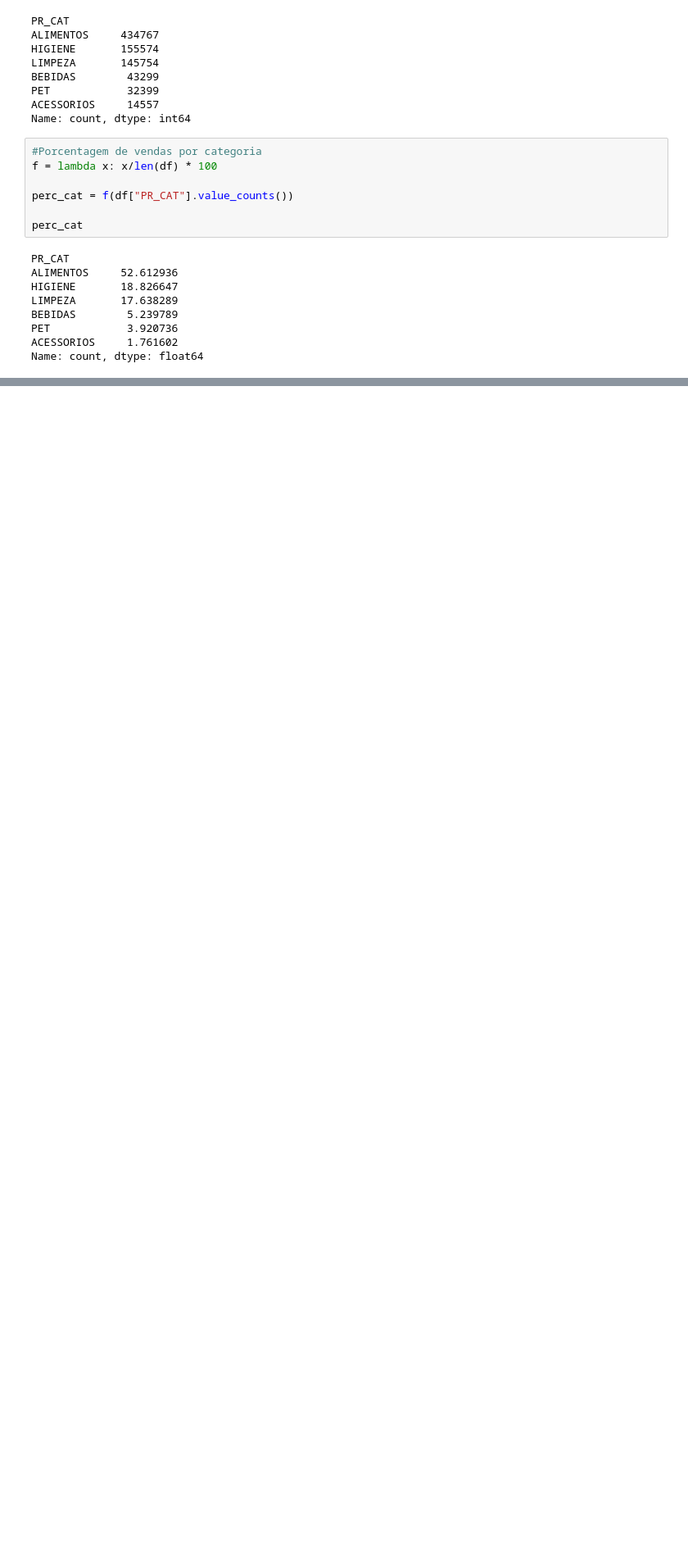
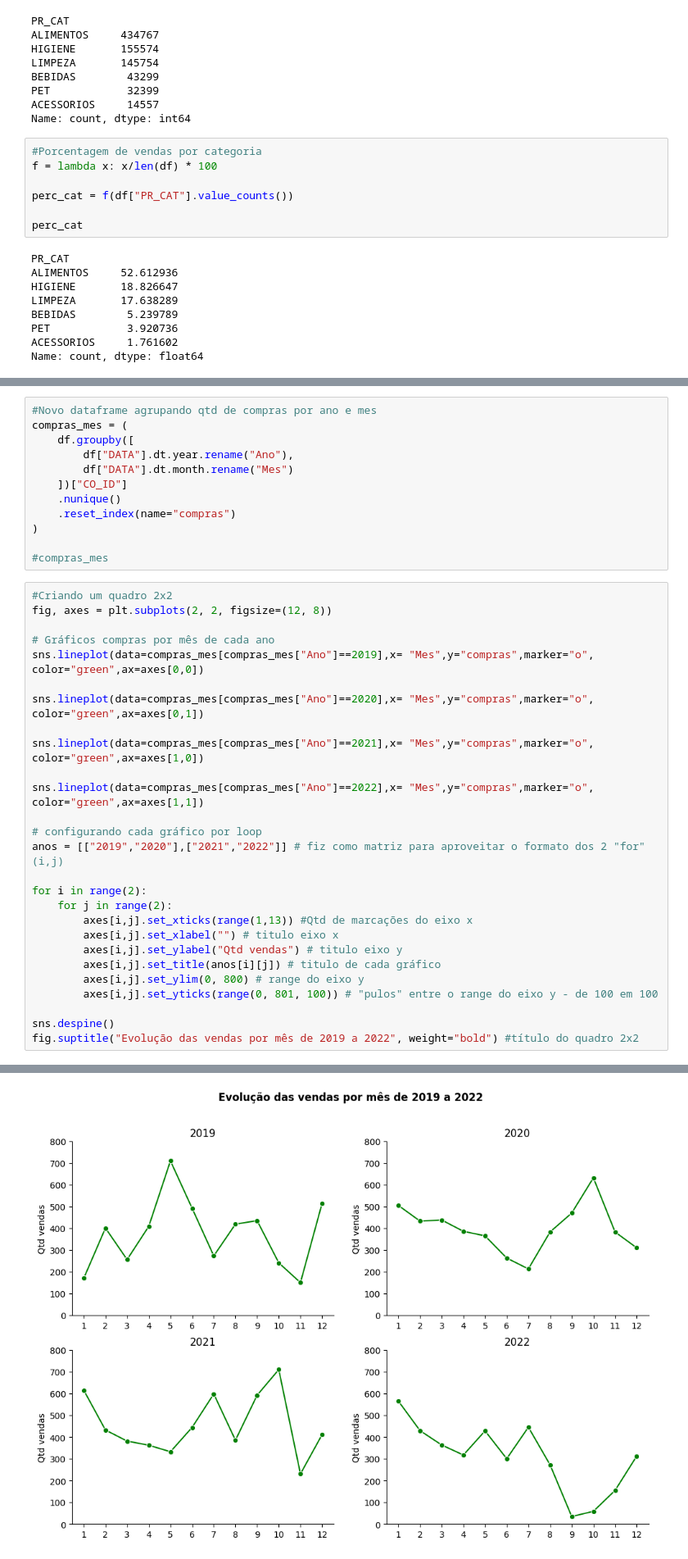
Before and after one commit to ruanguths/miniprojeto-RuanCarlosCostaGuths-T2, a Jupyter notebook: notebooks/visualizacao.ipynb, the cells around one changed output, grey strips where cells are left out. Shown at 82% size. Saved outputs shown, nothing was run; the diff lists cells and outputs as text; blank space fills up the shorter version.

```diff
--- a/notebooks/visualizacao.ipynb
+++ b/notebooks/visualizacao.ipynb
@@ -124,0 +207,40 @@ plt.show()
+# %%
+#Novo dataframe agrupando qtd de compras por ano e mes
+compras_mes = (
+    df.groupby([
+        df["DATA"].dt.year.rename("Ano"),
+        df["DATA"].dt.month.rename("Mes")
+    ])["CO_ID"]
+    .nunique()
+    .reset_index(name="compras")
+)
+
+#compras_mes
+# %%
+#Criando um quadro 2x2
+fig, axes = plt.subplots(2, 2, figsize=(12, 8))
+
+# Gráficos compras por mês de cada ano
+sns.lineplot(data=compras_mes[compras_mes["Ano"]==2019],x= "Mes",y="compras",marker="o", color="green",ax=axes[0,0])
+
+sns.lineplot(data=compras_mes[compras_mes["Ano"]==2020],x= "Mes",y="compras",marker="o", color="green",ax=axes[0,1])
+
+sns.lineplot(data=compras_mes[compras_mes["Ano"]==2021],x= "Mes",y="compras",marker="o", color="green",ax=axes[1,0])
+
+sns.lineplot(data=compras_mes[compras_mes["Ano"]==2022],x= "Mes",y="compras",marker="o", color="green",ax=axes[1,1])
+
+# configurando cada gráfico por loop
+anos = [["2019","2020"],["2021","2022"]] # fiz como matriz para aproveitar o formato dos 2 "for" (i,j)
+
+for i in range(2):
+    for j in range(2):
+        axes[i,j].set_xticks(range(1,13)) #Qtd de marcações do eixo x
+        axes[i,j].set_xlabel("") # titulo eixo x
+        axes[i,j].set_ylabel("Qtd vendas") # titulo eixo y
+        axes[i,j].set_title(anos[i][j]) # titulo de cada gráfico
+        axes[i,j].set_ylim(0, 800) # range do eixo y
+        axes[i,j].set_yticks(range(0, 801, 100)) # "pulos" entre o range do eixo y - de 100 em 100
+
+sns.despine()
+fig.suptitle("Evolução das vendas por mês de 2019 a 2022", weight="bold") #título do quadro 2x2
+# %% [output]
@@ -124,0 +248 @@ plt.show()
+[figure, added]
```
Also changed, not shown: parts of 19 cells of this notebook.
